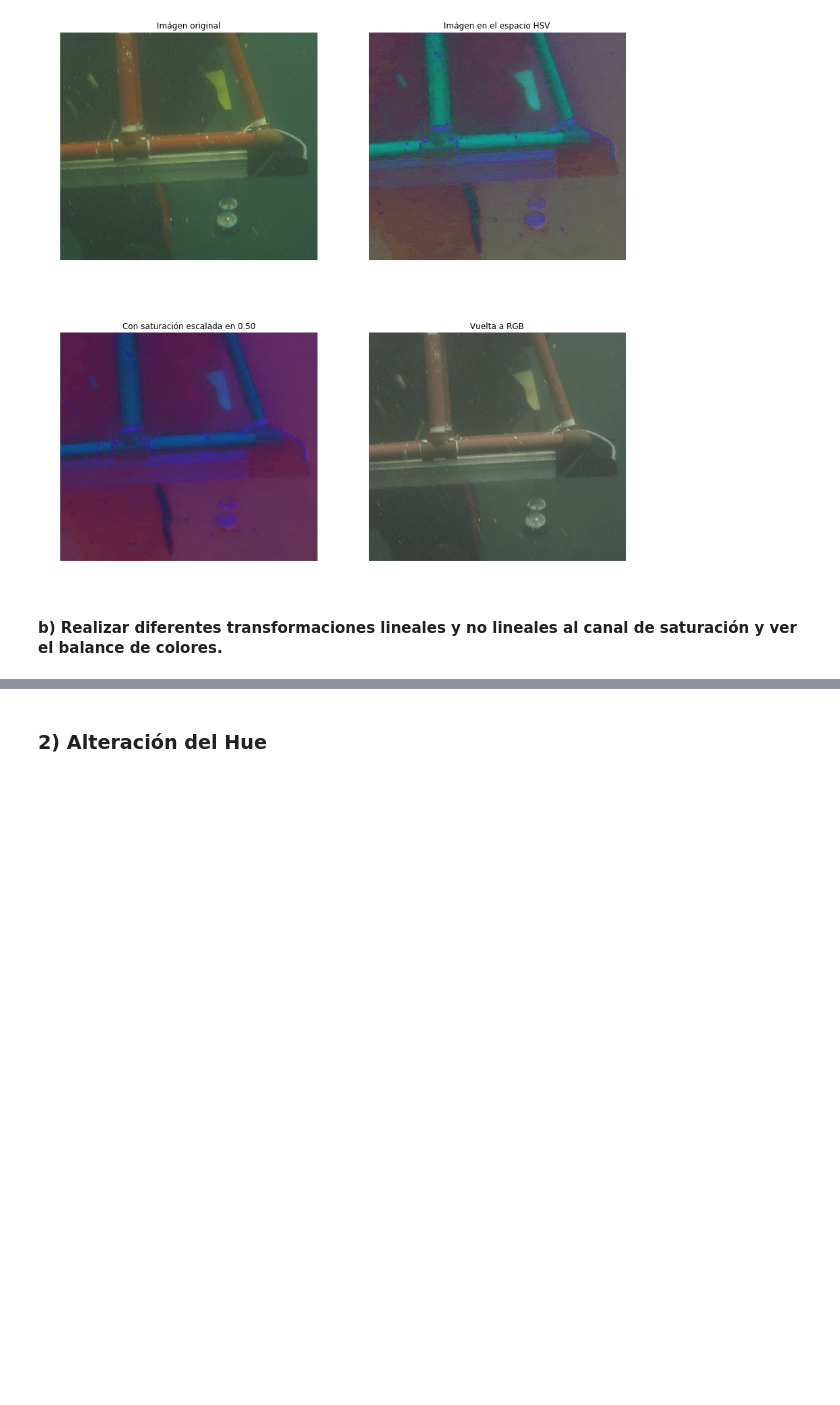
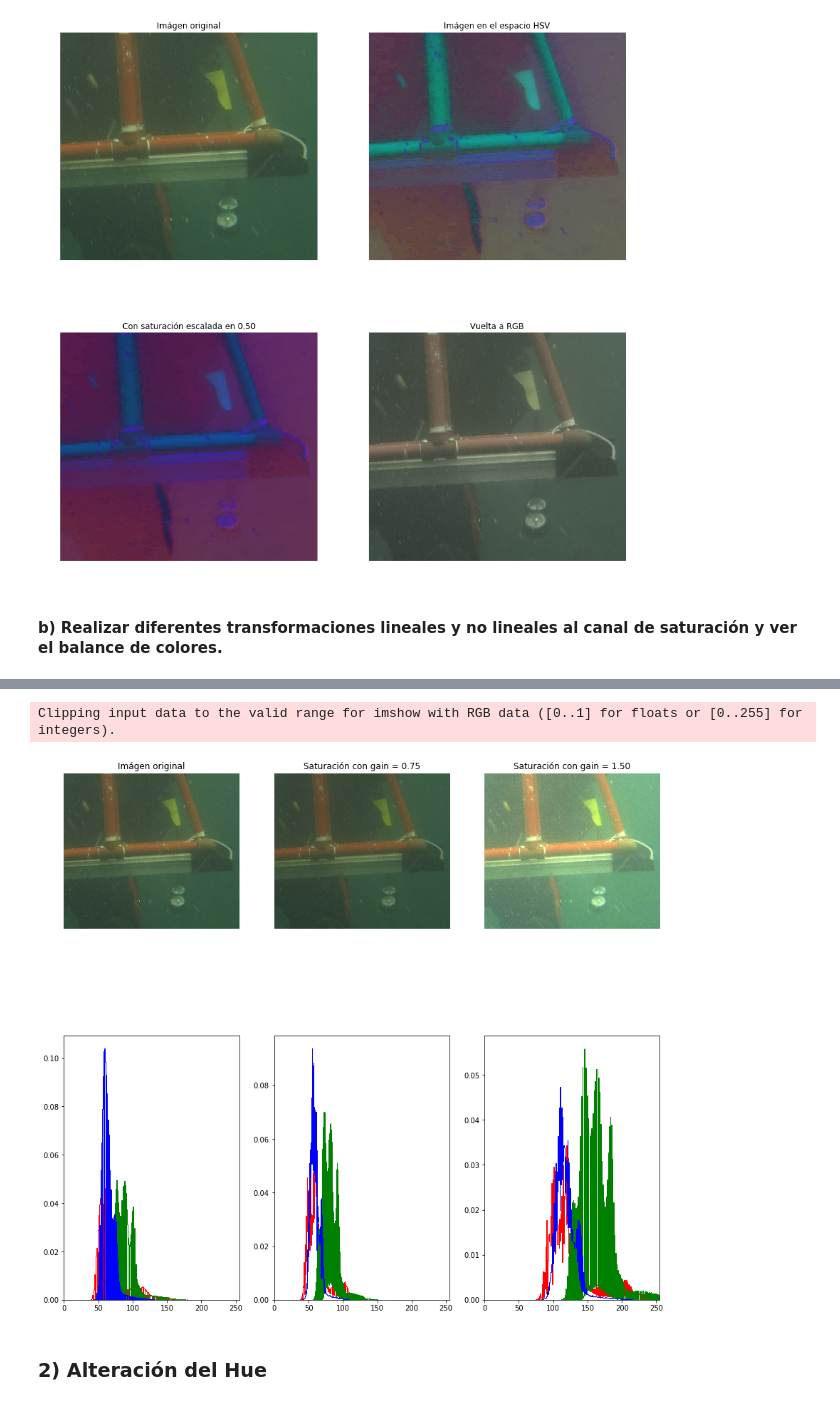
Before and after one commit to andres-rad/Vision-Computadora, a Jupyter notebook: Practica2/Practica2.ipynb, the cells around one changed output, grey strips where cells are left out. Drawn from its saved outputs; the diff is of its cells as text; code cells hidden in the pictures; blank space fills up the shorter version.

```diff
--- a/Practica2/Practica2.ipynb
+++ b/Practica2/Practica2.ipynb
@@ -69,3 +63,21 @@ def show(ax, img, title = None):
+# %%
+# Plot helpers
+
+def show(ax, img, title = None):
+    ax.imshow(img)
+    ax.axis("off")
+    if title is not None:
+        ax.set_title(title)
+
+def RGBHistogram(ax, img):
+    """
+        Plots an histogram for each channel in img, being img an RGB image.
+        The channel's histograms are each one plotted on top of each other.
+    """
+    ax.hist(np.clip(img[:,:,0] * 256, 0, 255).ravel(),bins=256, histtype="step", color="r", density=True)
+    ax.hist(np.clip(img[:,:,1] * 256, 0, 255).ravel(),bins=256, histtype="step", color="g", density=True)
+    ax.hist(np.clip(img[:,:,2] * 256, 0, 255).ravel(),bins=256, histtype="step", color="b", density=True)
+    ax.set_xlim((0,255))
 # %% [markdown]
 ### 1) Realce de la saturación
 # %% [markdown]
@@ -104,3 +122,29 @@ show(ax[1,1], imgBackToRGB , title = "Vuelta a RGB")
+# %%
+gain_1 = 0.75
+gain_2 = 1.5
+
+def applyLogTransformToSaturation(imgAsHSV, gain):
+    imageWithLogAdjustmentInSaturaion = imgAsHSV.copy()
+    imageWithLogAdjustmentInSaturaion[:,:,2] = exposure.adjust_log(imageWithLogAdjustmentInSaturaion[:,:,2], gain=gain)
+    imgBackToRGB = colors.hsv_to_rgb(imageWithLogAdjustmentInSaturaion)
+    return imgBackToRGB
+
+firstGainCorrectedImage = applyLogTransformToSaturation(imgAsHSV, gain_1)
+secondGainCorrectedImage = applyLogTransformToSaturation(imgAsHSV, gain_2)
+
+fig, ax = plt.subplots(nrows=2, ncols=3, figsize=(15,15))
+
+show(ax[0,0], img, title="Imágen original")
+RGBHistogram(ax[1,0], img)
+
+show(ax[0,1], firstGainCorrectedImage, title="Saturación con gain = %.2f" % (gain_1))
+RGBHistogram(ax[1,1], firstGainCorrectedImage)
+
+show(ax[0,2], secondGainCorrectedImage, title="Saturación con gain = %.2f" % (gain_2))
+RGBHistogram(ax[1,2], secondGainCorrectedImage)
+# %% [output]
+Clipping input data to the valid range for imshow with RGB data ([0..1] for floats or [0..255] for integers).
+[figure, added]
 # %% [markdown]
 ### 2) Alteración del Hue
 # %% [markdown]
```
Also changed, not shown: parts of 3 cells of this notebook.
